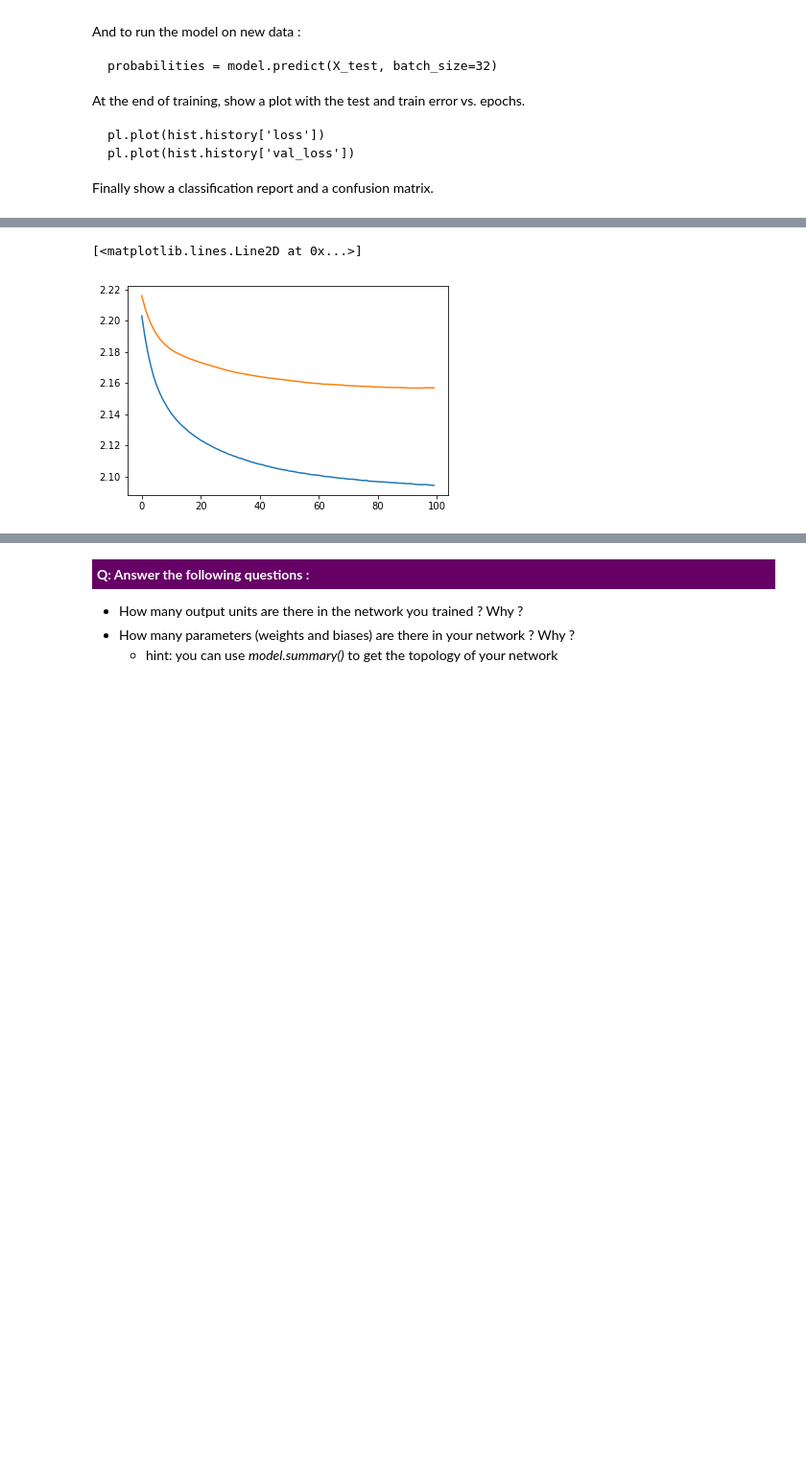
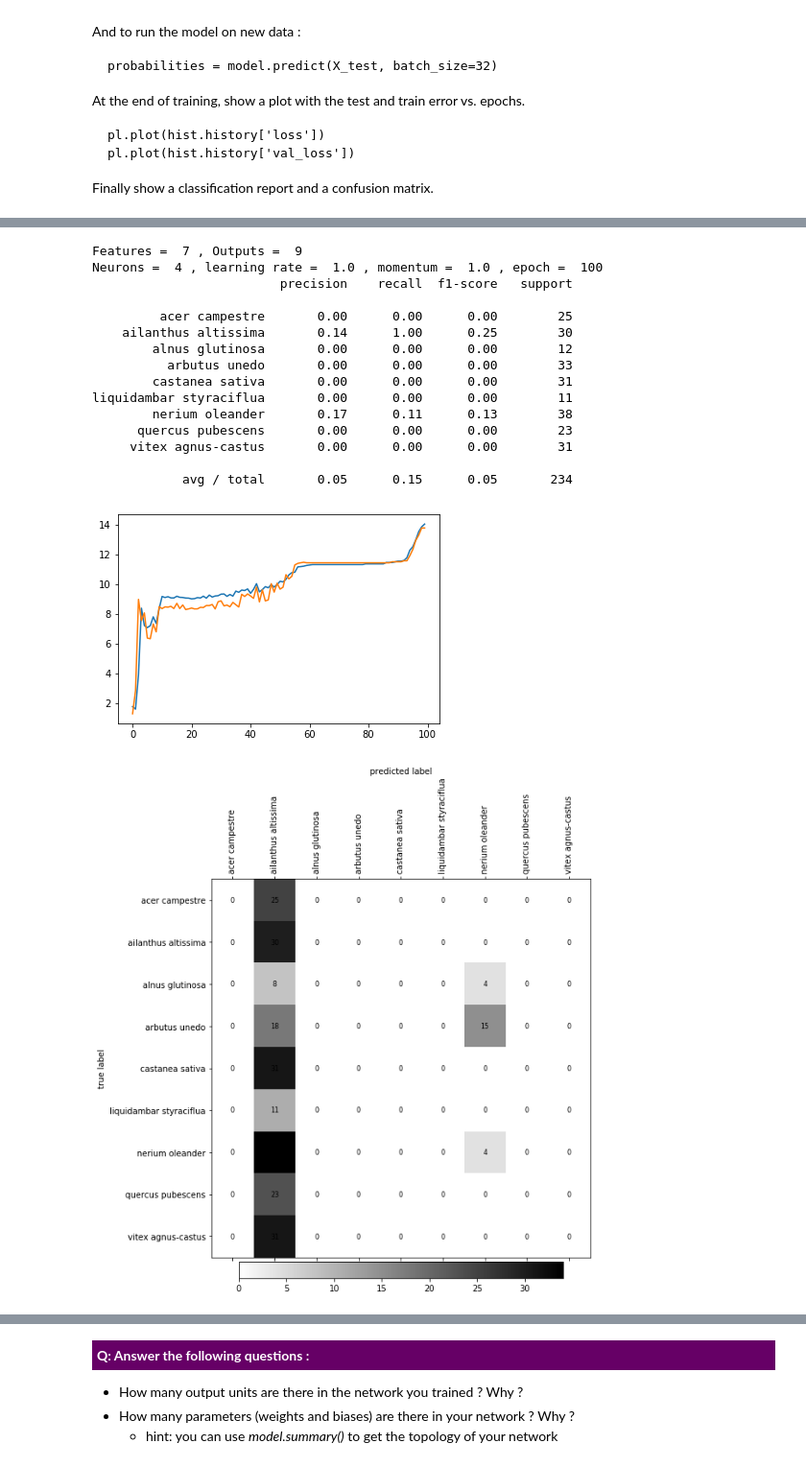
Before and after one commit to mylag/MLBD, a Jupyter notebook: MLBD_lab2/lab2_assignment.ipynb, the cells around one changed output, grey strips where cells are left out. Shown at 96% size. Drawn from its saved outputs; the diff is of its cells as text; code cells hidden in the pictures; blank space fills up the shorter version.

```diff
--- a/MLBD_lab2/lab2_assignment.ipynb
+++ b/MLBD_lab2/lab2_assignment.ipynb
@@ -812,6 +829,11 @@ At the end of training, show a plot with the test and train error vs. epochs.
     pl.plot(hist.history['val_loss'])
 
 Finally show a classification report and a confusion matrix.
+# %%
+# MLBD - Labo
+CNN_N_BINS = 5
+CNN_MAX_V = 0.3
+cnn_curv_vector = compute_curv_vector(CNN_N_BINS, CNN_MAX_V)
 # %%
 # MLBD - Labo
 
@@ -874,24 +971,0 @@ test shape  :  (234,)
-# %%
-# To create your model, you will most likely need the following keras functions :
-
-from keras.layers import Input, Dense
-from keras.models import Model
-from keras.optimizers import SGD
-from keras.utils import np_utils
-
-N_FEATURES = 12
-N_OUTPUTS = 9
-
-# You have to build a network, then compile the model :
-inputs = Input(shape=(N_FEATURES,))
-
-hidden = Dense(3, activation='relu')(inputs)
-outputs = Dense(N_OUTPUTS, activation='softmax')(hidden)
-
-model = Model(input=inputs, output=outputs)
-gradient_descent = SGD(lr=0.01, momentum=0.0, decay=0.0)
-
-model.compile(optimizer=gradient_descent, loss='categorical_crossentropy', metrics=['accuracy'])
-
-# Then you have to train the model using the data you previously selected for training :
-hist = model.fit(X_train, Y_train, validation_data=(X_test, Y_test), nb_epoch=10, batch_size=32)
@@ -1006,20 +1051,29 @@ pl.plot(hist.history['val_loss'])
 # %%
 # Play with the learning rate (0.0-1.0) and momentum (0.0-1.0)
 # and verify if the train and test errors decrease with the number of epochs
 #----------------------------------------------------------------------------------
-N_LEARNING_RATE = 0.02
-N_MOMENTUM = 0.0
 
-inputs = Input(shape=(N_FEATURES,))
-hidden = Dense(N_NEURONS, activation='relu')(inputs)
-outputs = Dense(N_OUTPUTS, activation='softmax')(hidden)
-model = Model(input=inputs, output=outputs)
-gradient_descent = SGD(lr=N_LEARNING_RATE, momentum=N_MOMENTUM, decay=0.0)
-model.compile(optimizer=gradient_descent, loss='categorical_crossentropy', metrics=['accuracy'])
-hist = model.fit(X_train, Y_train, validation_data=(X_test, Y_test), nb_epoch=N_NB_EPOCH, batch_size=32, verbose=False)
+N_NEURONS = 4
+N_LEARNING_RATE = 1.0
+N_MOMENTUM = 1.0
+N_EPOCH = 100
 
-pl.plot(hist.history['loss'])
-pl.plot(hist.history['val_loss'])
+test_CNN(N_NEURONS,N_LEARNING_RATE,N_MOMENTUM,N_EPOCH)
 # %% [output]
-[<matplotlib.lines.Line2D at 0x...>]
+Features =  7 , Outputs =  9
+Neurons =  4 , learning rate =  1.0 , momentum =  1.0 , epoch =  100
+                         precision    recall  f1-score   support
+
+         acer campestre       0.00      0.00      0.00        25
+    ailanthus altissima       0.14      1.00      0.25        30
+        alnus glutinosa       0.00      0.00      0.00        12
+          arbutus unedo       0.00      0.00      0.00        33
+        castanea sativa       0.00      0.00      0.00        31
+liquidambar styraciflua       0.00      0.00      0.00        11
+        nerium oleander       0.17      0.11      0.13        38
+      quercus pubescens       0.00      0.00      0.00        23
+     vitex agnus-castus       0.00      0.00      0.00        31
+
+            avg / total       0.05      0.15      0.05       234
-[figure, old version]
+[figure, new version]
+[figure, added]
```
Also changed, not shown: parts of 40 cells of this notebook.
